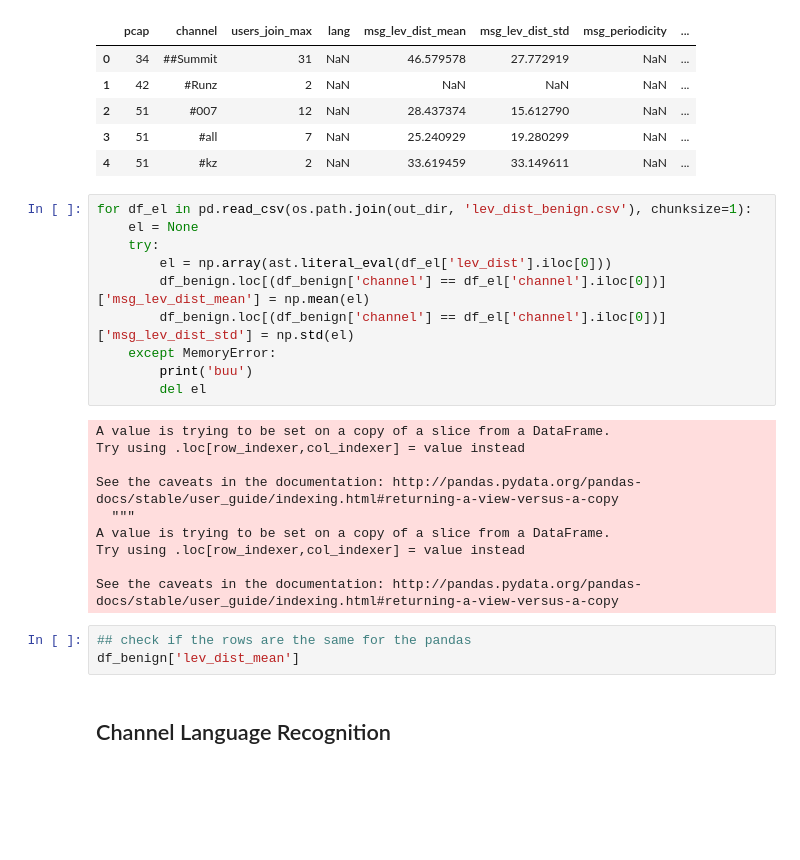
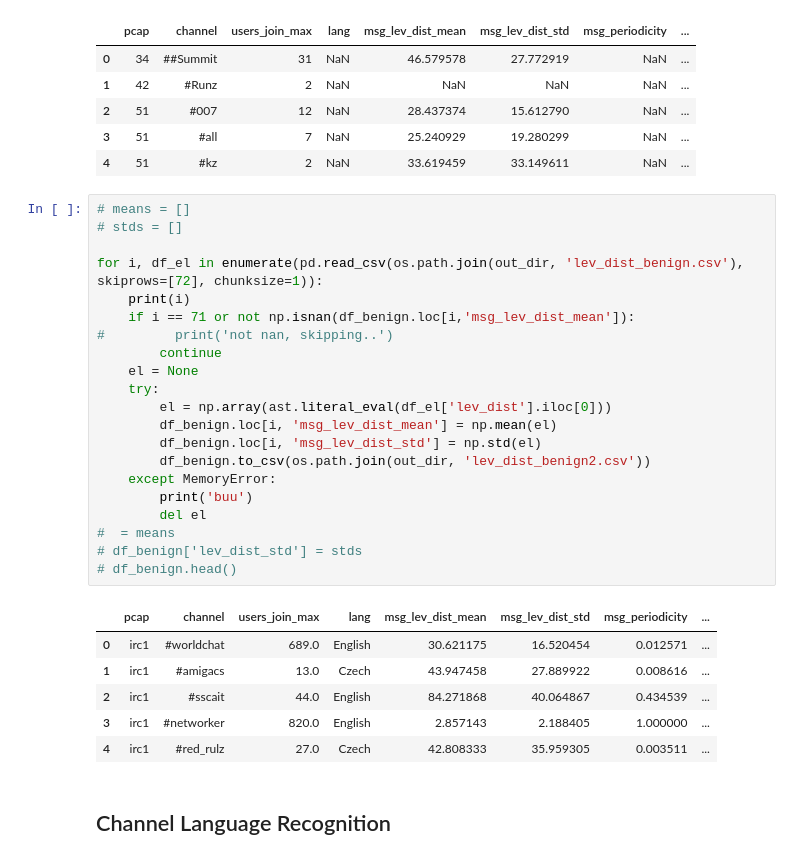
Before and after one commit to stratosphereips/IRC-Behavioral-Analysis, a Jupyter notebook: python/channel_profiling.ipynb, the cells around one changed output. Saved outputs shown, nothing was run; the diff lists cells and outputs as text; blank space fills up the shorter version.

```diff
--- a/python/channel_profiling.ipynb
+++ b/python/channel_profiling.ipynb
@@ -321,28 +324,33 @@ df_mal.head()
 | 3 | 51 | #all | 7 | NaN | 25.240929 | 19.280299 | NaN | ... |
 | 4 | 51 | #kz | 2 | NaN | 33.619459 | 33.149611 | NaN | ... |
 # %%
-for df_el in pd.read_csv(os.path.join(out_dir, 'lev_dist_benign.csv'), chunksize=1):
+# means = []
+# stds = []
+
+for i, df_el in enumerate(pd.read_csv(os.path.join(out_dir, 'lev_dist_benign.csv'), skiprows=[72], chunksize=1)):
+    print(i)
+    if i == 71 or not np.isnan(df_benign.loc[i,'msg_lev_dist_mean']):
+#         print('not nan, skipping..')
+        continue
     el = None
     try:
         el = np.array(ast.literal_eval(df_el['lev_dist'].iloc[0]))
-        df_benign.loc[(df_benign['channel'] == df_el['channel'].iloc[0])]['msg_lev_dist_mean'] = np.mean(el)
-        df_benign.loc[(df_benign['channel'] == df_el['channel'].iloc[0])]['msg_lev_dist_std'] = np.std(el)
+        df_benign.loc[i, 'msg_lev_dist_mean'] = np.mean(el)
+        df_benign.loc[i, 'msg_lev_dist_std'] = np.std(el)
+        df_benign.to_csv(os.path.join(out_dir, 'lev_dist_benign2.csv'))
     except MemoryError:
         print('buu')
         del el
+#  = means
+# df_benign['lev_dist_std'] = stds
+# df_benign.head()
 # %% [output]
-A value is trying to be set on a copy of a slice from a DataFrame.
-Try using .loc[row_indexer,col_indexer] = value instead
-
-See the caveats in the documentation: http://pandas.pydata.org/pandas-docs/stable/user_guide/indexing.html#returning-a-view-versus-a-copy
-  """
-A value is trying to be set on a copy of a slice from a DataFrame.
-Try using .loc[row_indexer,col_indexer] = value instead
-
-See the caveats in the documentation: http://pandas.pydata.org/pandas-docs/stable/user_guide/indexing.html#returning-a-view-versus-a-copy
+|  | pcap | channel | users_join_max | lang | msg_lev_dist_mean | msg_lev_dist_std | msg_periodicity | ... |
+| 0 | irc1 | #worldchat | 689.0 | English | 30.621175 | 16.520454 | 0.012571 | ... |
+| 1 | irc1 | #amigacs | 13.0 | Czech | 43.947458 | 27.889922 | 0.008616 | ... |
+| 2 | irc1 | #sscait | 44.0 | English | 84.271868 | 40.064867 | 0.434539 | ... |
+| 3 | irc1 | #networker | 820.0 | English | 2.857143 | 2.188405 | 1.000000 | ... |
+| 4 | irc1 | #red_rulz | 27.0 | Czech | 42.808333 | 35.959305 | 0.003511 | ... |
-# %%
-## check if the rows are the same for the pandas
-df_benign['lev_dist_mean']
 # %% [markdown]
 ## Channel Language Recognition
 # %%
```
Also changed, not shown: parts of 29 cells of this notebook, 2 other files.
